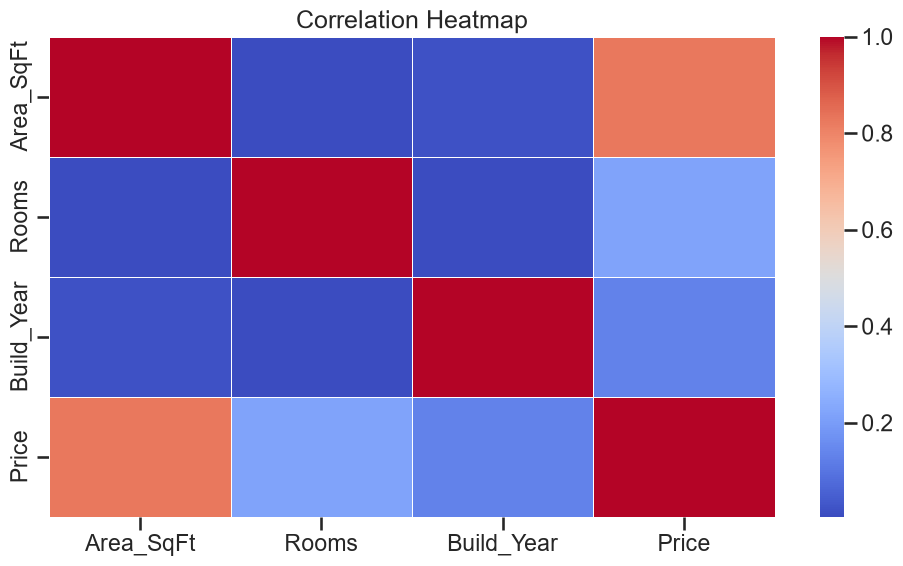
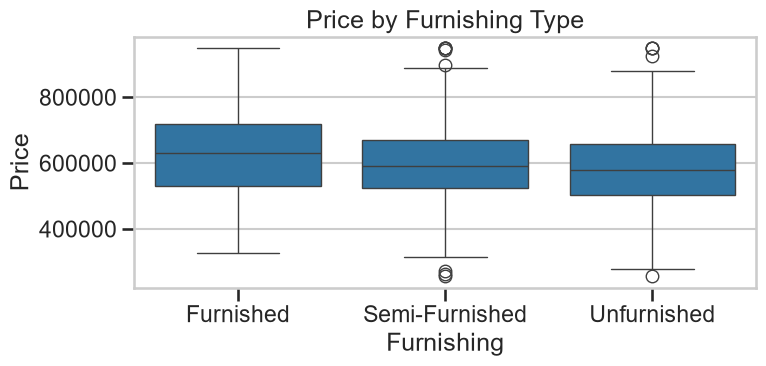
The change to this notebook cell's code, shown as a diff; its figure went from the first image to the second:
--- before
+++ after
@@ -4,8 +4,20 @@
 import matplotlib.pyplot as plt
 import seaborn as sns
+from pathlib import Path
 
 # Set a cleaner visual style
 plt.style.use('seaborn-v0_8-whitegrid')
 sns.set_context("talk")
+
+# Configure the output folder for saved plots
+# You can change this path later if you want the charts stored somewhere else.
+plots_dir = Path("c:/Users/chris/Documents/House_Price_Prediction/Visualizations/plots")
+plots_dir.mkdir(parents=True, exist_ok=True)
+
+# Helper function to save plots and display them
+
+def save_and_show(fig, filename):
+    fig.savefig(plots_dir / filename, dpi=300, bbox_inches='tight')
+    plt.show()
 
 # 1) Distribution of the target variable if it exists
@@ -17,5 +29,5 @@
     plt.ylabel('Frequency')
     plt.tight_layout()
-    plt.show()
+    save_and_show(plt.gcf(), 'price_distribution.png')
 
 # 2) Relationship between Price and Area_SqFt
@@ -27,5 +39,5 @@
     plt.ylabel('Price')
     plt.tight_layout()
-    plt.show()
+    save_and_show(plt.gcf(), 'price_vs_area.png')
 
 # 3) Relationship between Price and Rooms
@@ -37,5 +49,5 @@
     plt.ylabel('Price')
     plt.tight_layout()
-    plt.show()
+    save_and_show(plt.gcf(), 'price_by_rooms.png')
 
 # 4) Categorical plot for Furnishing if available
@@ -47,5 +59,5 @@
     plt.ylabel('Price')
     plt.tight_layout()
-    plt.show()
+    save_and_show(plt.gcf(), 'price_by_furnishing.png')
 
 # 5) Categorical plot for Property_Type if available
@@ -57,5 +69,5 @@
     plt.ylabel('Price')
     plt.tight_layout()
-    plt.show()
+    save_and_show(plt.gcf(), 'price_by_property_type.png')
 
 # 6) Correlation heatmap for numeric columns
@@ -67,3 +79,3 @@
     plt.title('Correlation Heatmap')
     plt.tight_layout()
-    plt.show()
+    save_and_show(plt.gcf(), 'correlation_heatmap.png')

Commit: Refactor code structure for improved readability and maintainability